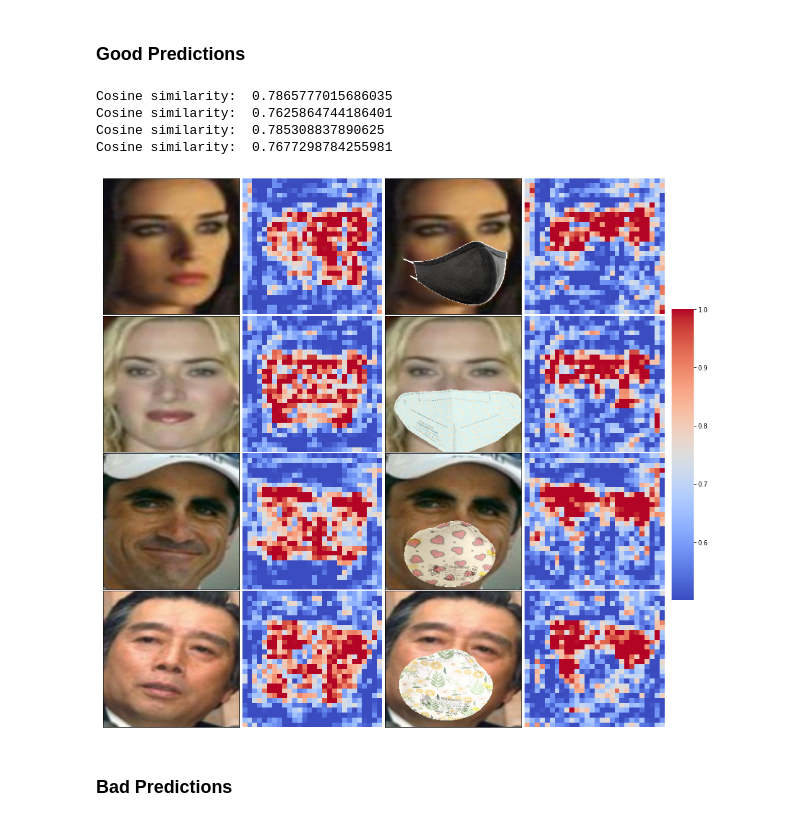
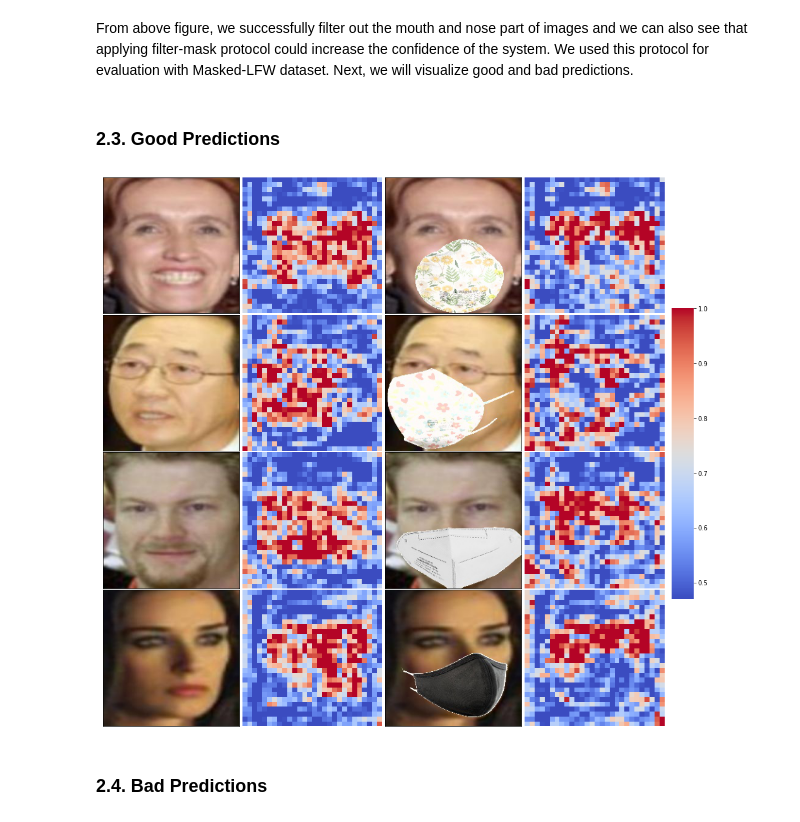
Before and after one commit to suryaParyanta/Final_year_project, a Jupyter notebook: notebooks/visualize_attention_face.ipynb, the cells around one changed output. Saved outputs shown, nothing was run; the diff lists cells and outputs as text; code cells hidden in the pictures.

```diff
--- a/notebooks/visualize_attention_face.ipynb
+++ b/notebooks/visualize_attention_face.ipynb
@@ -220,7 +301,7 @@ def get_pairs_images(pair_line, file_ext = ''):
         filename1 = f'{pair_line[0]}_' + fileid1 + file_ext + '.jpg'
         filename2 = f'{pair_line[2]}_' + fileid2 + file_ext + '.jpg'
 
-    return filename1, filename2
+    return filename1, filename2, False
 
 
 def get_masked_pairs(pair_line, file_ext = ''):
@@ -244,8 +325,17 @@ def predict(model, image, device = 'cpu'):
     with torch.no_grad():
         feature, additional_loss, additional_output = model(image)
 
-        attn_before = additional_output['attn_map'][0]
-        attn_after = additional_output['attn_map'][-1]
-        sim_cluster = additional_output['similar_cluster']
+        attn_second_last = additional_output["attn_map"][-1]
+        sim_cluster = additional_output["sim_cluster"][-1]
 
-    return feature, {"attn_before": attn_before, "attn_after": attn_after, "similar_cluster": sim_cluster}
+    return feature, attn_second_last, sim_cluster
+
+
+# define transformation
+transform_face = transforms.Compose([
+    transforms.Resize((224, 224)),
+    transforms.ToTensor(),
+    transforms.Normalize(mean = (0.5, 0.5, 0.5), std = (0.5, 0.5, 0.5))
+])
+
+pairs = read_pairs(test_root, test_annot)
@@ -330,6 +473,11 @@ plt.show()
+# %% [markdown]
+From above figure, we successfully filter out the mouth and nose part of images and we can also see that applying filter-mask protocol could increase the confidence of the system. We used this protocol for evaluation with Masked-LFW dataset. Next, we will visualize good and bad predictions.
 # %% [markdown]
-### Good Predictions
+<a name='2.3'> </a>
+### 2.3. Good Predictions
 # %%
+good_thresh = 0.7
+
 num_cases = 4
 good_preds = []
 identity_record = defaultdict(lambda: False) # dictionary to handle duplicate images
@@ -342,62 +490,55 @@ for idx in range(len(pairs)):
     if not mask_exist:
         continue
 
-    img1 = Image.open(os.path.join(dataset_root, test_data, filename1)).convert('RGB')
-    img2 = Image.open(os.path.join(dataset_root, test_data, filename2)).convert('RGB')
+    img1 = Image.open(os.path.join(test_root, test_images, filename1)).convert('RGB')
+    img2 = Image.open(os.path.join(test_root, test_images, filename2)).convert('RGB')
 
     tensor_img1 = transform_face(img1).unsqueeze(0)
     tensor_img2 = transform_face(img2).unsqueeze(0)
 
     with torch.no_grad():
-        _, outputs1 = predict(face_model, tensor_img1, device = device)
-        attn_after1 = torch.squeeze(outputs1["attn_after"]).to("cpu").numpy()
-        feat1 = extract_feature(img1, face_model, device = device)
+        feature, attn_second_last, _ = predict(model, tensor_img1, device = device)
+        feat = feature["features"][0]
+        attn = torch.squeeze(attn_second_last).to("cpu").numpy()
 
-        _, outputs2 = predict(face_model, tensor_img2, device = device)
-        attn_after2 = torch.squeeze(outputs2["attn_after"]).to("cpu").numpy()
-        feat2 = extract_feature(img2, face_model, device = device)
+        feature2, attn_second_last2, _ = predict(model, tensor_img2, device = device)
+        feat2 = feature2["features"][0]
+        attn2 = torch.squeeze(attn_second_last2).to("cpu").numpy()
 
-        dist = feat1.dot(feat2) / (feat1.norm() * feat2.norm() + 1e-5)
+        dist = feat.dot(feat2) / (feat.norm() * feat2.norm() + 1e-5)
 
     if dist >= good_thresh and not identity_record[filename1]:
-        print("Cosine similarity: ", dist.item())
-        good_preds.append([img1, attn_after1, img2, attn_after2])
+        good_preds.append([img1, attn, img2, attn2])
         identity_record[filename1] = True
 
     if len(good_preds) == num_cases:
         break
 
 
 # visualize 4×4 grid
 fig, ax = plt.subplots(4, 4, figsize = (16,16))
 ax = ax.flat
 cbar_ax = fig.add_axes([.91, .3, .03, .4])
 
 for i in range(0, 16, 4):
     ax[i].imshow(good_preds[i//4][0])
     ax[i+2].imshow(good_preds[i//4][2])
 
     sns.heatmap(good_preds[i//4][1], cmap = 'coolwarm', ax = ax[i+1], cbar = i+1 == 1, cbar_ax = None if i+1 != 1 else cbar_ax)
     sns.heatmap(good_preds[i//4][3], cmap = 'coolwarm', ax = ax[i+3], cbar = False, cbar_ax = None)
 
 for axes in ax:
     axes.set_xticks([])
     axes.set_yticks([])
 
 plt.subplots_adjust(wspace = 0.01, hspace = 0.01)
 plt.show()
 
 # save the image
-save_dir = os.path.join(root, "visualization")
-if not os.path.exists(save_dir):
-    os.makedirs(save_dir)
-fig.savefig(os.path.join(save_dir, "lfw_masked_good.jpg"))
+fig.savefig(os.path.join(save_dir, "good_predictions_Masked-LFW.jpg"))
 # %% [output]
-Cosine similarity:  0.7865777015686035
-Cosine similarity:  0.7625864744186401
-Cosine similarity:  0.785308837890625
-Cosine similarity:  0.7677298784255981
-[figure, old version]
+[figure, new version]
 # %% [markdown]
-### Bad Predictions
+<a name='2.4'> </a>
+### 2.4. Bad Predictions
 # %%
```
Also changed, not shown: parts of 27 cells of this notebook, 3 other files.
